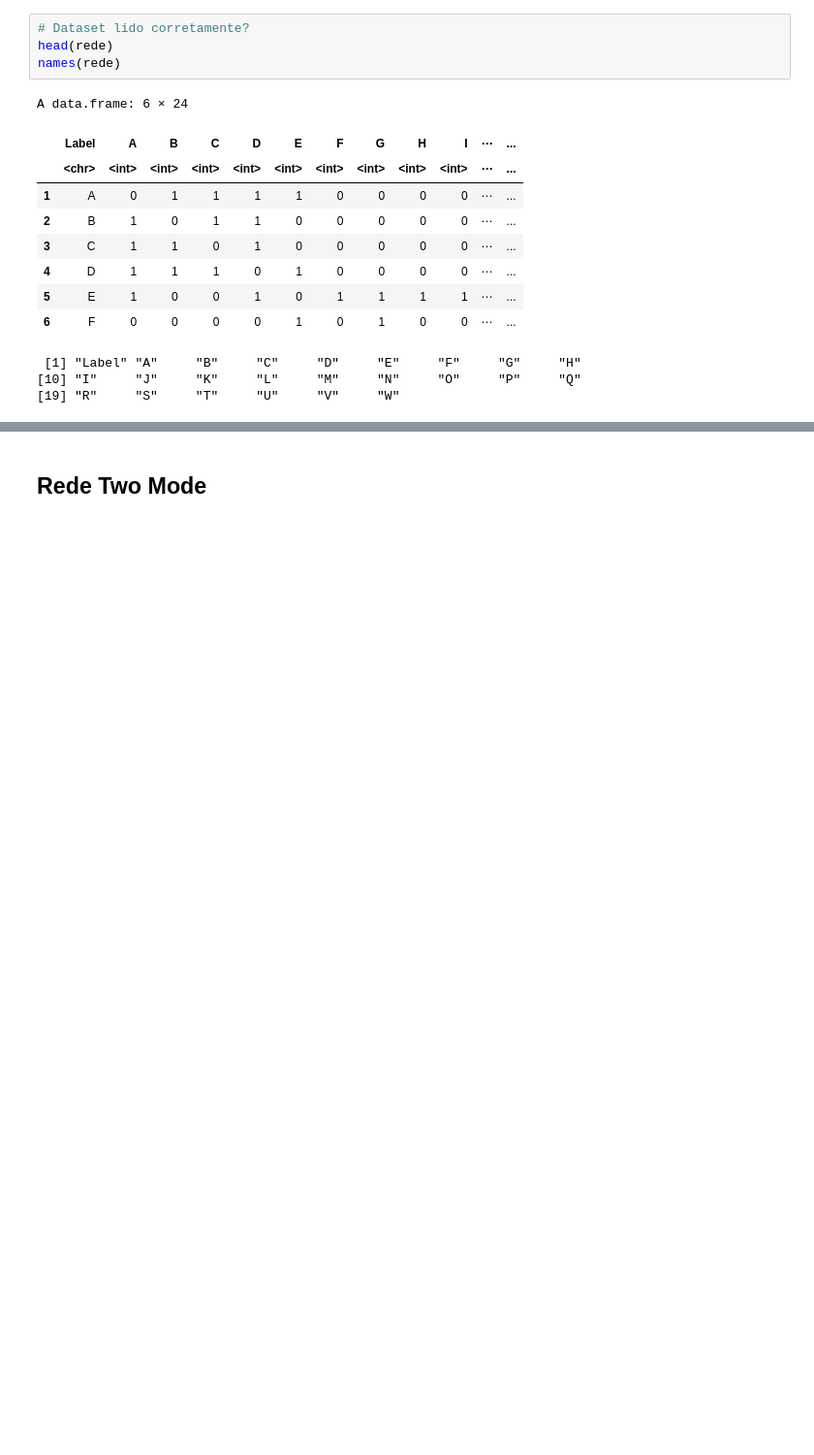
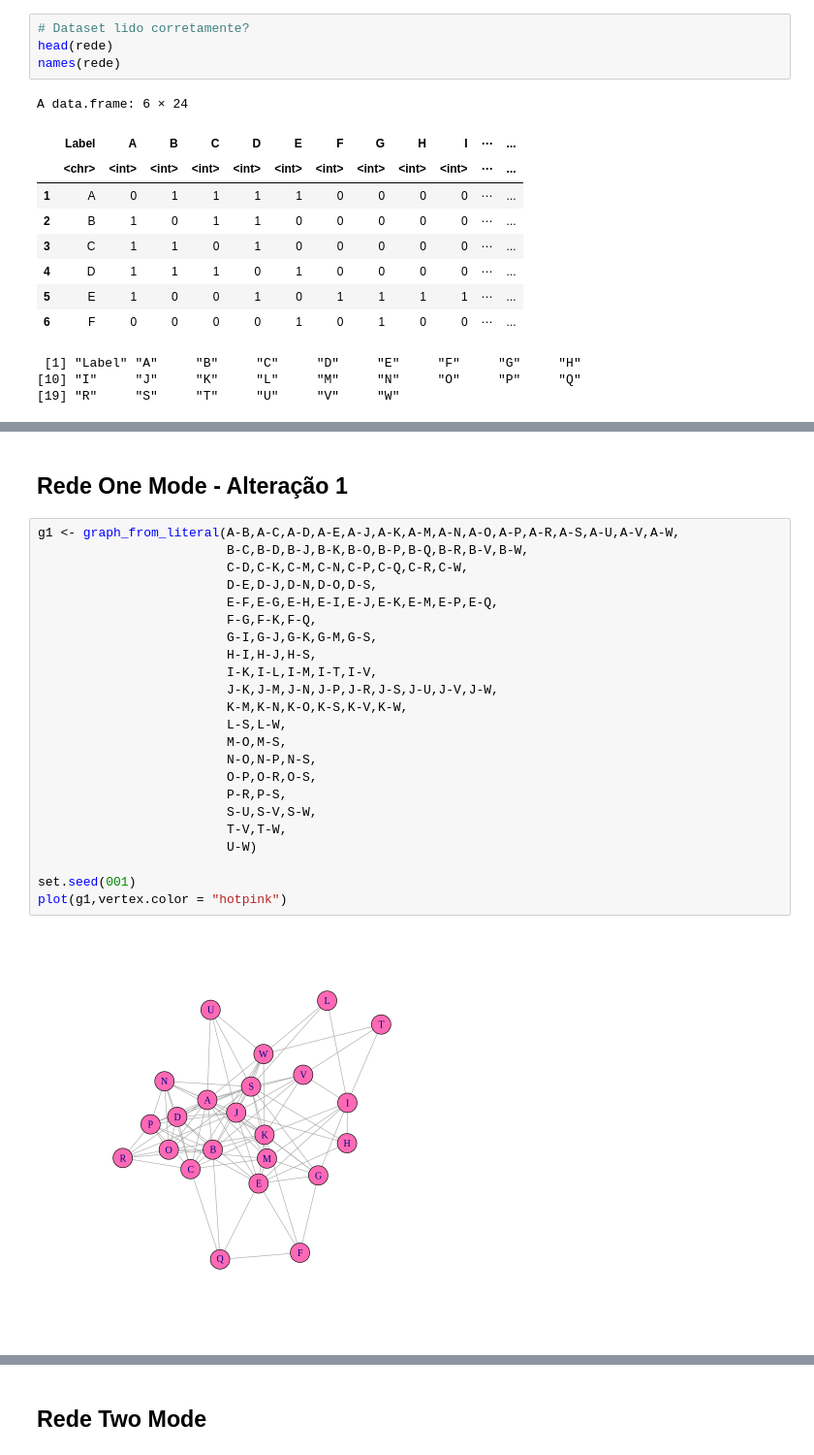
Before and after one commit to ramonferrari/mpgc_ti, a Jupyter notebook: BDADS_2S2023_Tarefa_Aulas_5_e_6.ipynb, the cells around one changed output, grey strips where cells are left out. Shown at 97% size. Cells and saved outputs as stored; diff of their text form; blank space fills up the shorter version.

```diff
--- a/BDADS_2S2023_Tarefa_Aulas_5_e_6.ipynb
+++ b/BDADS_2S2023_Tarefa_Aulas_5_e_6.ipynb
@@ -183,0 +259,27 @@ A matrix: 10 × 10 of type dbl
+# %% [markdown]
+## Rede One Mode - Alteração 1
+# %%
+g1 <- graph_from_literal(A-B,A-C,A-D,A-E,A-J,A-K,A-M,A-N,A-O,A-P,A-R,A-S,A-U,A-V,A-W,
+                         B-C,B-D,B-J,B-K,B-O,B-P,B-Q,B-R,B-V,B-W,
+                         C-D,C-K,C-M,C-N,C-P,C-Q,C-R,C-W,
+                         D-E,D-J,D-N,D-O,D-S,
+                         E-F,E-G,E-H,E-I,E-J,E-K,E-M,E-P,E-Q,
+                         F-G,F-K,F-Q,
+                         G-I,G-J,G-K,G-M,G-S,
+                         H-I,H-J,H-S,
+                         I-K,I-L,I-M,I-T,I-V,
+                         J-K,J-M,J-N,J-P,J-R,J-S,J-U,J-V,J-W,
+                         K-M,K-N,K-O,K-S,K-V,K-W,
+                         L-S,L-W,
+                         M-O,M-S,
+                         N-O,N-P,N-S,
+                         O-P,O-R,O-S,
+                         P-R,P-S,
+                         S-U,S-V,S-W,
+                         T-V,T-W,
+                         U-W)
+
+set.seed(001)
+plot(g1,vertex.color = "hotpink")
+# %% [output]
+[figure, added]
```
Also changed, not shown: parts of 46 cells of this notebook.
